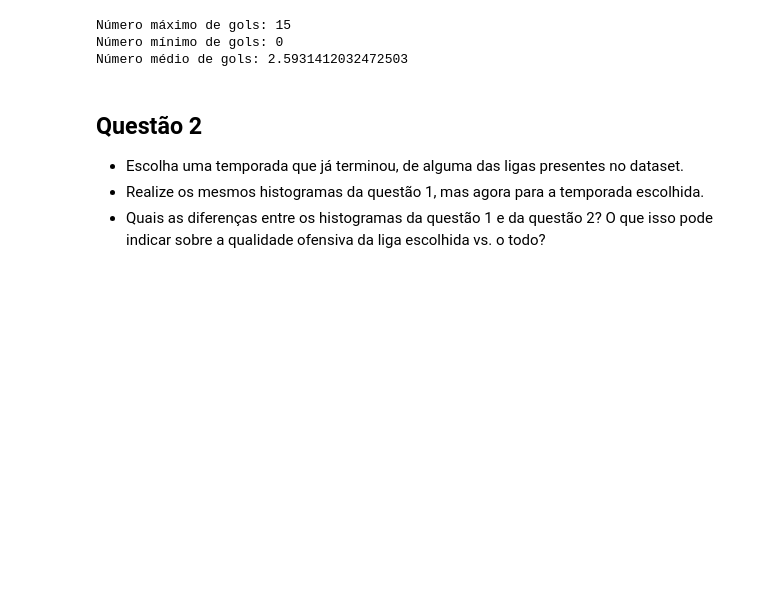
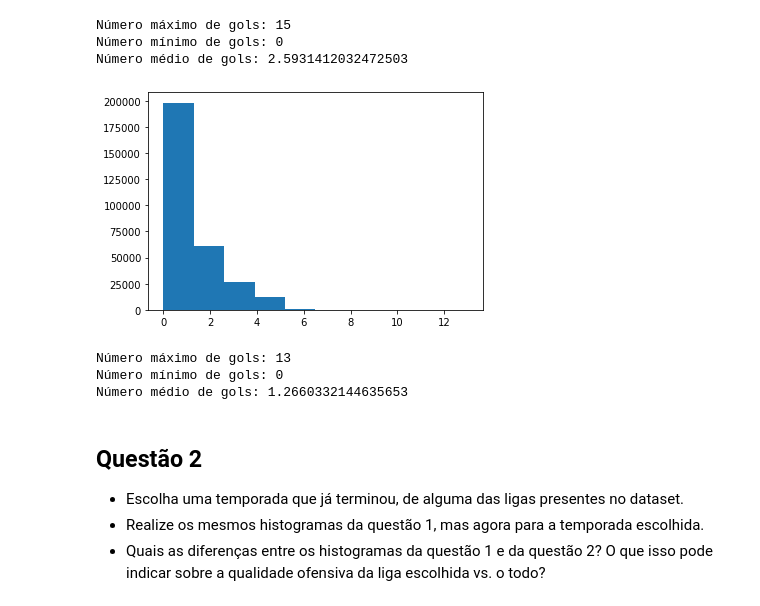
Before and after one commit to paduathiago/Data-Science-Applied-to-Soccer, a Jupyter notebook: ativ_1.ipynb, the cells around one changed output. Saved outputs shown, nothing was run; the diff lists cells and outputs as text; code cells hidden in the pictures; blank space fills up the shorter version.

```diff
--- a/ativ_1.ipynb
+++ b/ativ_1.ipynb
@@ -65,6 +65,14 @@ plot_and_show_measures(goals_total)
 Número máximo de gols: 15
 Número mínimo de gols: 0
 Número médio de gols: 2.5931412032472503
+# %%
+goals_diff = abs(df['GD'])
+plot_and_show_measures(goals_diff)
+# %% [output]
+[figure, added]
+Número máximo de gols: 13
+Número mínimo de gols: 0
+Número médio de gols: 1.2660332144635653
 # %% [markdown]
 ## Questão 2
 - Escolha uma temporada que já terminou, de alguma das ligas presentes no dataset.
```
